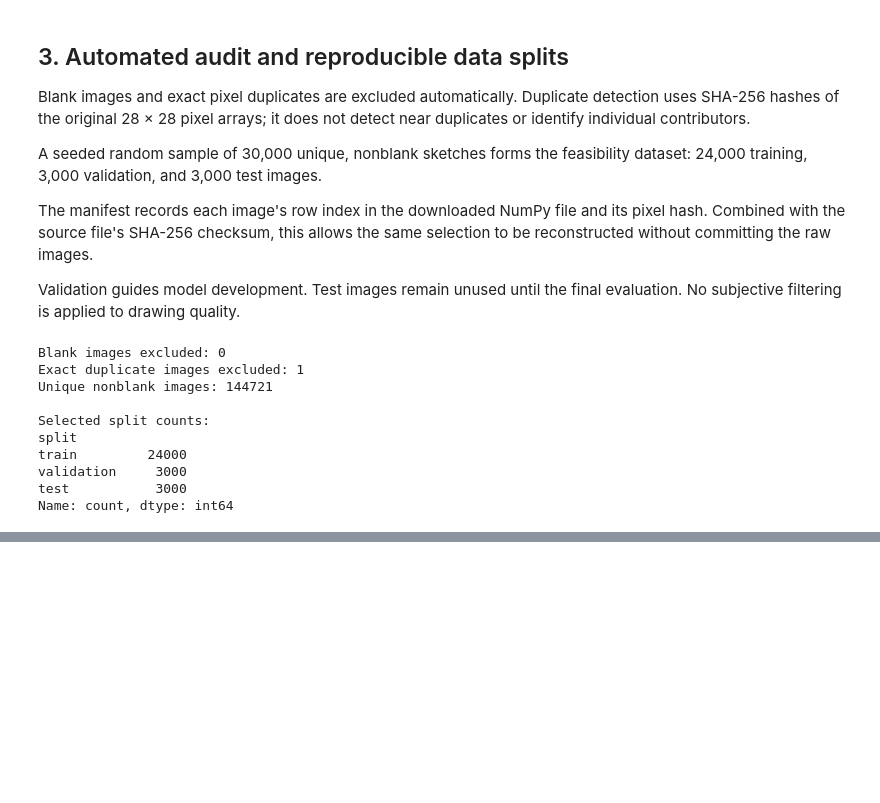
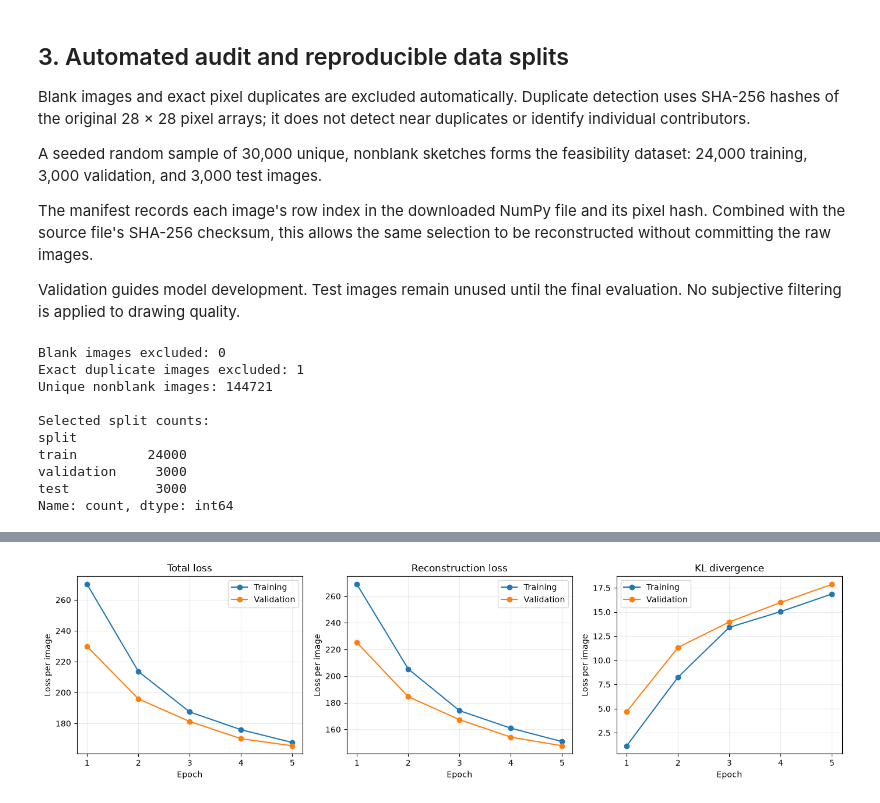
Before and after one commit to ashlabs/sketch-generation-vae, a Jupyter notebook: generative_model.ipynb, the cells around one changed output, grey strips where cells are left out. Saved outputs shown, nothing was run; the diff lists cells and outputs as text; code cells hidden in the pictures; blank space fills up the shorter version.

Commit message:
Implement convolutional VAE and complete five-epoch apple pilot

```diff
--- a/generative_model.ipynb
+++ b/generative_model.ipynb
@@ -247,0 +875,35 @@ Name: count, dtype: int64
+# %%
+history_df = pd.DataFrame(pilot_history)
+
+fig, axes = plt.subplots(1, 3, figsize=(14, 4))
+
+for ax, metric, title in zip(
+    axes,
+    ["total", "reconstruction", "kl"],
+    ["Total loss", "Reconstruction loss", "KL divergence"]
+):
+    for prefix, label in [
+        ("train", "Training"),
+        ("validation", "Validation")
+    ]:
+        ax.plot(
+            history_df["epoch"],
+            history_df[f"{prefix}_{metric}"],
+            marker="o",
+            label=label
+        )
+
+    ax.set(title=title, xlabel="Epoch", ylabel="Loss per image")
+    ax.set_xticks(history_df["epoch"])
+    ax.grid(alpha=0.25)
+    ax.legend()
+
+fig.tight_layout()
+fig.savefig(
+    pilot_run_dir / "figures" / "training_curves.png",
+    dpi=150,
+    bbox_inches="tight"
+)
+plt.show()
+# %% [output]
+[figure, added]
```
Also changed, not shown: parts of 11 cells of this notebook, 21 other files.
